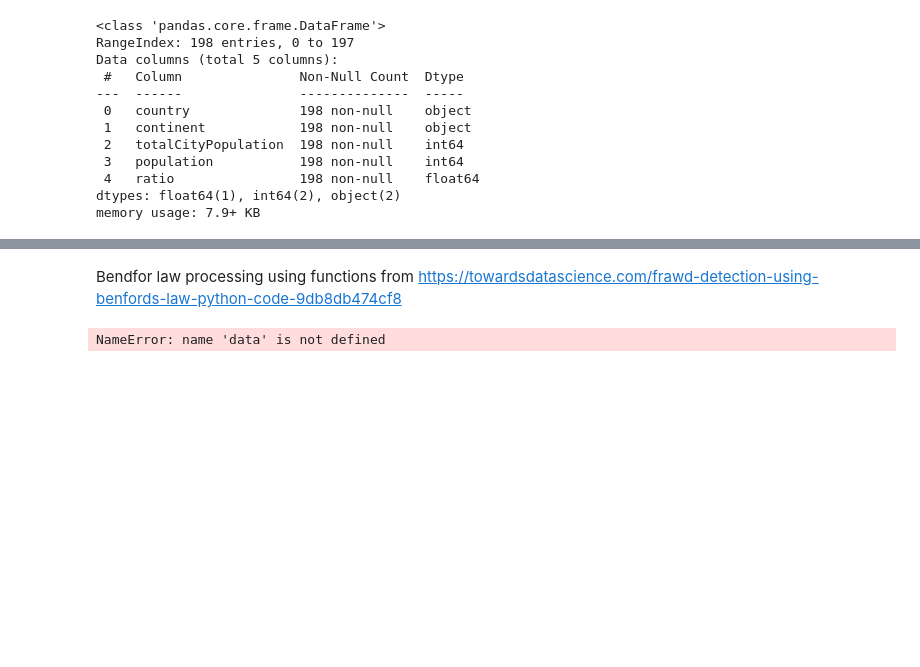
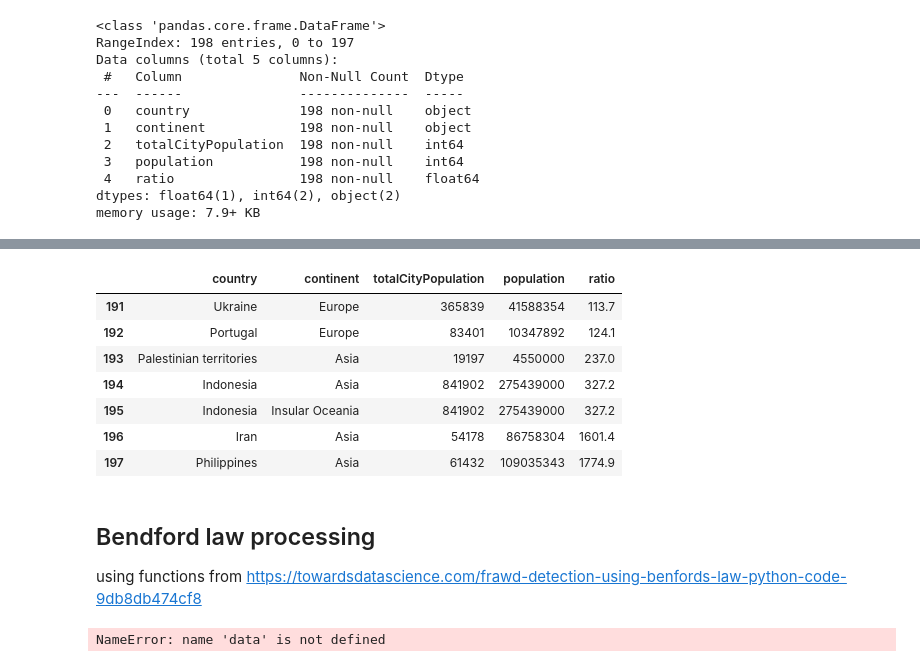
Before and after one commit to zdenekq/BlogPostProjectBenfordLaw, a Jupyter notebook: Population.ipynb, the cells around one changed output, grey strips where cells are left out. Saved outputs shown, nothing was run; the diff lists cells and outputs as text; code cells hidden in the pictures; blank space fills up the shorter version.

```diff
--- a/Population.ipynb
+++ b/Population.ipynb
@@ -158,5 +223,17 @@ memory usage: 7.9+ KB
+# %%
+# If ratio eexceeds 10 we can face situation of very rural country or very low coverage of city poůpulation by Wikidata
+maindata[maindata["ratio"]>100]
+# %% [output]
+|  | country | continent | totalCityPopulation | population | ratio |
+| 191 | Ukraine | Europe | 365839 | 41588354 | 113.7 |
+| 192 | Portugal | Europe | 83401 | 10347892 | 124.1 |
+| 193 | Palestinian territories | Asia | 19197 | 4550000 | 237.0 |
+| 194 | Indonesia | Asia | 841902 | 275439000 | 327.2 |
+| 195 | Indonesia | Insular Oceania | 841902 | 275439000 | 327.2 |
+| 196 | Iran | Asia | 54178 | 86758304 | 1601.4 |
+| 197 | Philippines | Asia | 61432 | 109035343 | 1774.9 |
 # %% [markdown]
-Bendfor law processing
+## Bendford law processing
 using functions from https://towardsdatascience.com/frawd-detection-using-benfords-law-python-code-9db8db474cf8
 # %%
 # according to
```
Also changed, not shown: parts of 11 cells of this notebook.
